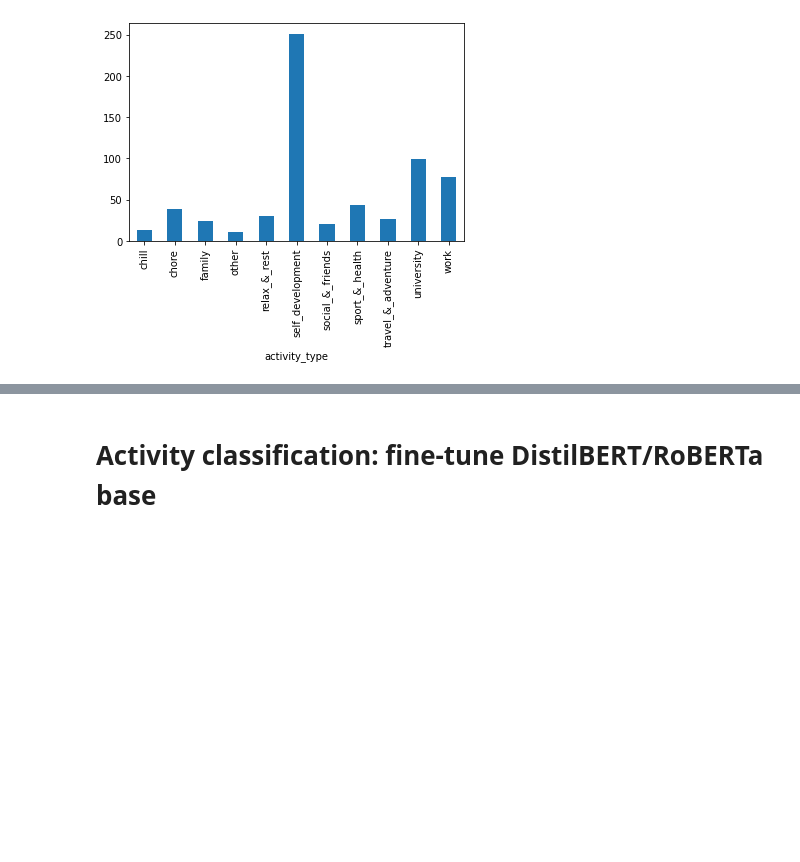
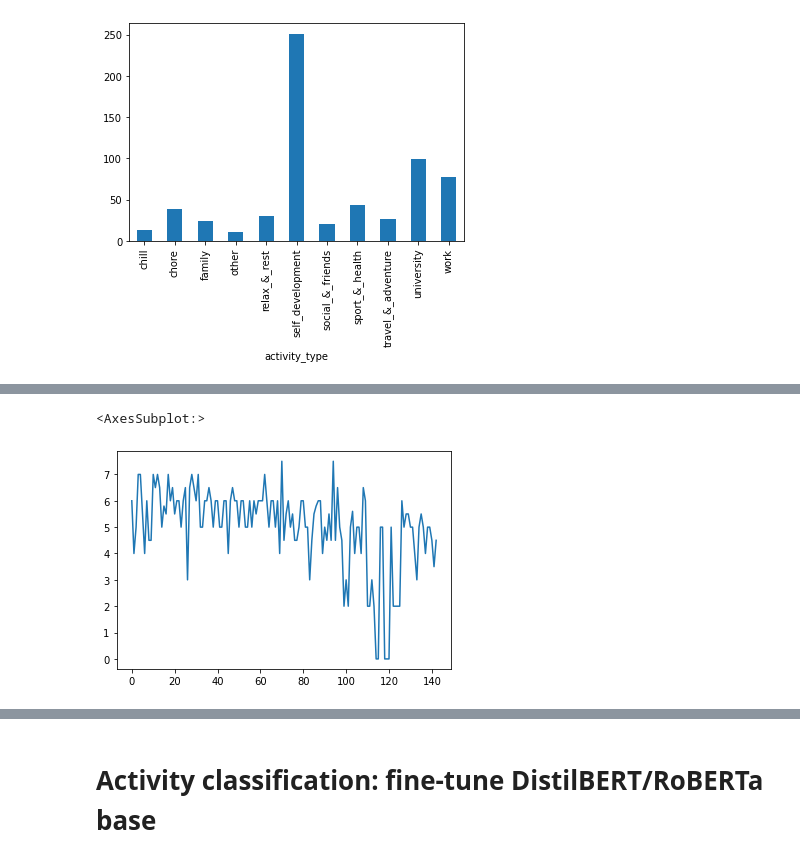
Before and after one commit to tttonyalpha/life_analyser, a Jupyter notebook: tg_bot/prototype.ipynb, the cells around one changed output, grey strips where cells are left out. Cells and saved outputs as stored; diff of their text form; code cells hidden in the pictures; blank space fills up the shorter version.

```diff
--- a/tg_bot/prototype.ipynb
+++ b/tg_bot/prototype.ipynb
@@ -703,3 +722,4 @@ activities_df.groupby(by = ['activity_type']).activity_id.count().plot.bar()
 # %%
 posts_df = sql_to_df('posts')
 posts_df.head(5)
+posts_df = posts_df.drop(columns = ['text'])
@@ -712,0 +726,3 @@ posts_df.head(5)
+# %%
+posts_df = posts_df[['post_id', 'parsed_date',
+       'productivity_score', 'interest_score', 'stress_score']]
@@ -712,0 +764,5 @@ posts_df.head(5)
+# %%
+posts_df.productivity_score.plot()
+# %% [output]
+<AxesSubplot:>
+[figure, added]
```
Also changed, not shown: parts of 26 cells of this notebook, 7 other files.
